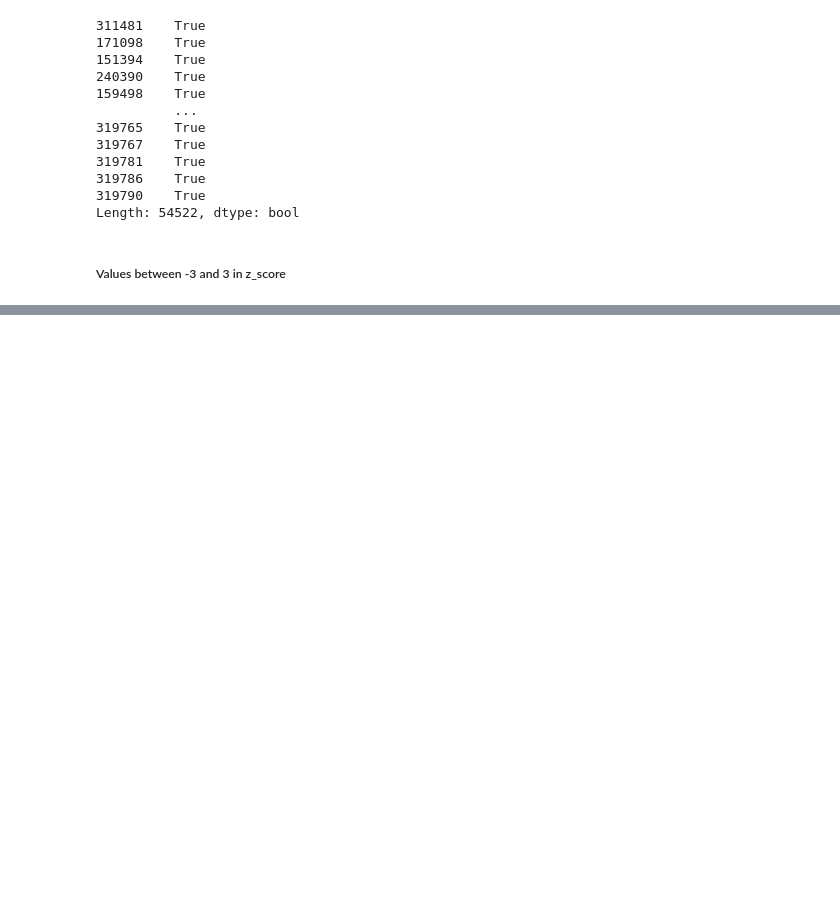
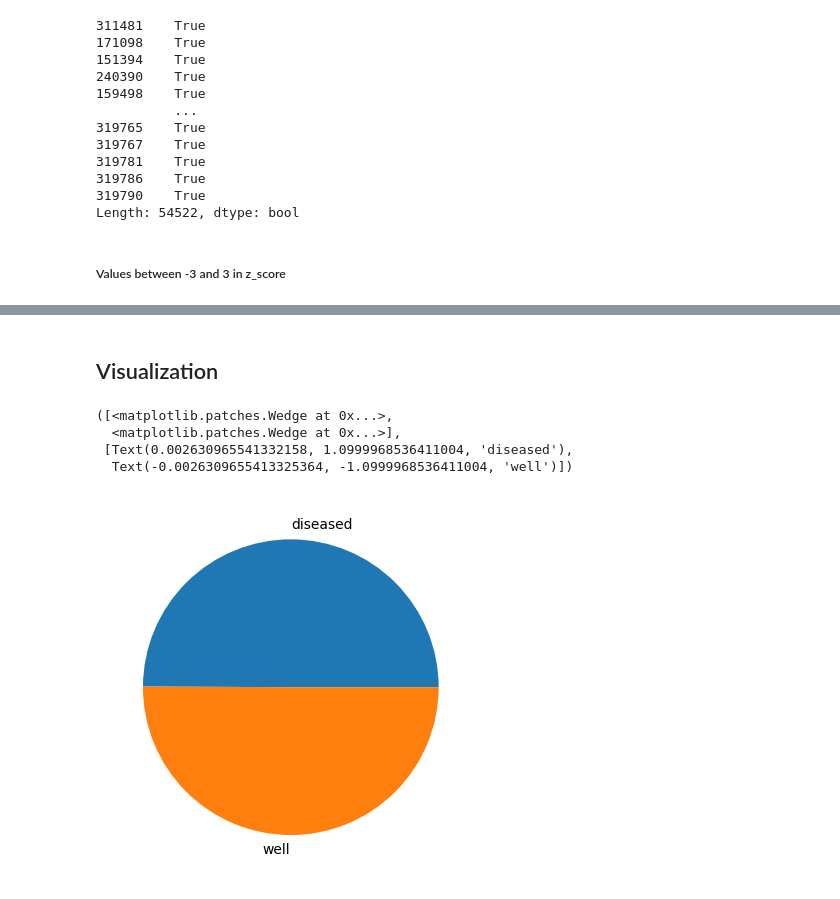
Before and after one commit to AH-HESHAM/Heart-Disease-Detection, a Jupyter notebook: Heart_diseasse_detection.ipynb, the cells around one changed output, grey strips where cells are left out. Saved outputs shown, nothing was run; the diff lists cells and outputs as text; code cells hidden in the pictures; blank space fills up the shorter version.

```diff
--- a/Heart_diseasse_detection.ipynb
+++ b/Heart_diseasse_detection.ipynb
@@ -402,0 +396,11 @@ print(round(ratio_of_outliers*100,1))
+# %% [markdown]
+## Visualization
+# %%
+dis = np.sum(clean_data_set['HeartDisease'])
+plt.pie([dis, len(clean_data_set['HeartDisease']) - dis], labels=['diseased', 'well'])
+# %% [output]
+([<matplotlib.patches.Wedge at 0x...>,
+  <matplotlib.patches.Wedge at 0x...>],
+ [Text(0.002630965541332158, 1.0999968536411004, 'diseased'),
+  Text(-0.0026309655413325364, -1.0999968536411004, 'well')])
+[figure, added]
```
Also changed, not shown: parts of 35 cells of this notebook.
